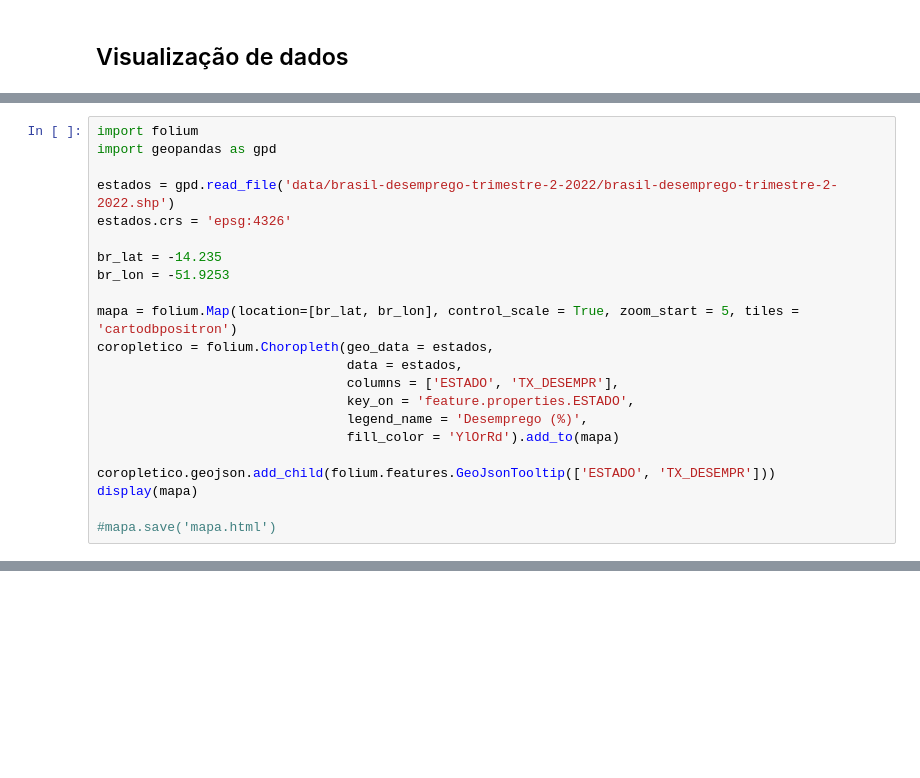
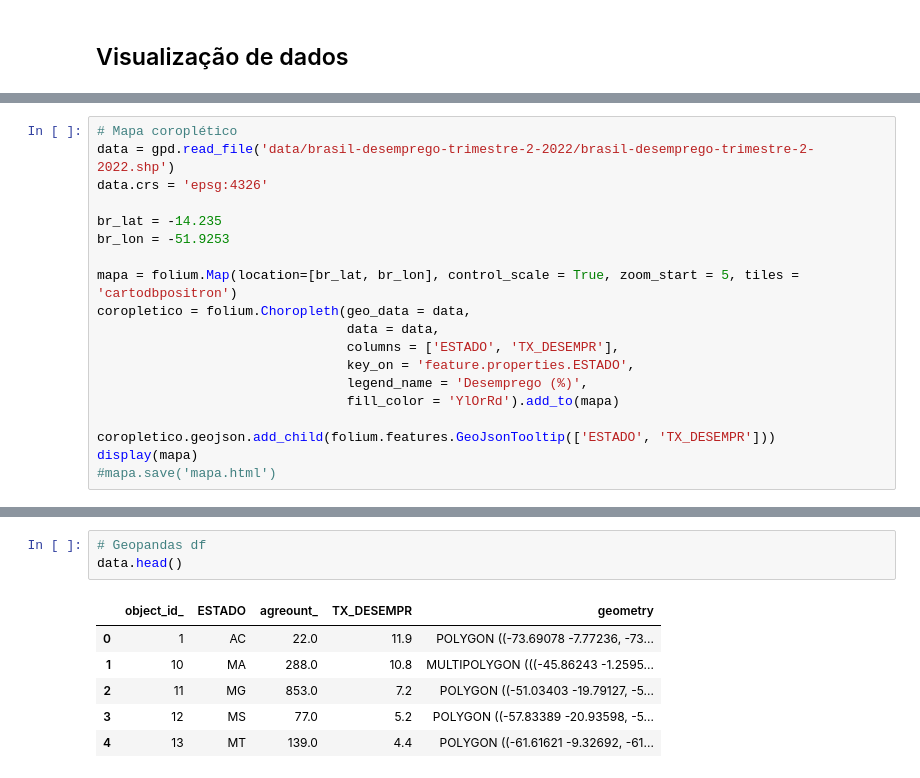
Before and after one commit to felipeninek/ds-road-map, a Jupyter notebook: visualizacao_dados.ipynb, the cells around one changed output, grey strips where cells are left out. Saved outputs shown, nothing was run; the diff lists cells and outputs as text; blank space fills up the shorter version.

```diff
--- a/visualizacao_dados.ipynb
+++ b/visualizacao_dados.ipynb
@@ -130,16 +46,14 @@ fill_color = 'YlGnBu'
 # %%
-import folium
-import geopandas as gpd
-
-estados = gpd.read_file('data/brasil-desemprego-trimestre-2-2022/brasil-desemprego-trimestre-2-2022.shp')
-estados.crs = 'epsg:4326'
+# Mapa coroplético
+data = gpd.read_file('data/brasil-desemprego-trimestre-2-2022/brasil-desemprego-trimestre-2-2022.shp')
+data.crs = 'epsg:4326'
 
 br_lat = -14.235
 br_lon = -51.9253
 
 mapa = folium.Map(location=[br_lat, br_lon], control_scale = True, zoom_start = 5, tiles = 'cartodbpositron')
-coropletico = folium.Choropleth(geo_data = estados,
-                                data = estados,
+coropletico = folium.Choropleth(geo_data = data,
+                                data = data,
                                 columns = ['ESTADO', 'TX_DESEMPR'],
                                 key_on = 'feature.properties.ESTADO',
                                 legend_name = 'Desemprego (%)',
@@ -147,7 +61,6 @@ coropletico = folium.Choropleth(geo_data = estados,
 
 coropletico.geojson.add_child(folium.features.GeoJsonTooltip(['ESTADO', 'TX_DESEMPR']))
 display(mapa)
-
 #mapa.save('mapa.html')
 # %% [output]
 [interactive output not drawn]
@@ -173,0 +67,10 @@ estados
+# %%
+# Geopandas df
+data.head()
+# %% [output]
+|  | object_id_ | ESTADO | agreount_ | TX_DESEMPR | geometry |
+| 0 | 1 | AC | 22.0 | 11.9 | POLYGON ((-73.69078 -7.77236, -73... |
+| 1 | 10 | MA | 288.0 | 10.8 | MULTIPOLYGON (((-45.86243 -1.2595... |
+| 2 | 11 | MG | 853.0 | 7.2 | POLYGON ((-51.03403 -19.79127, -5... |
+| 3 | 12 | MS | 77.0 | 5.2 | POLYGON ((-57.83389 -20.93598, -5... |
+| 4 | 13 | MT | 139.0 | 4.4 | POLYGON ((-61.61621 -9.32692, -61... |
```
Also changed, not shown: parts of 20 cells of this notebook, 4 other files.
